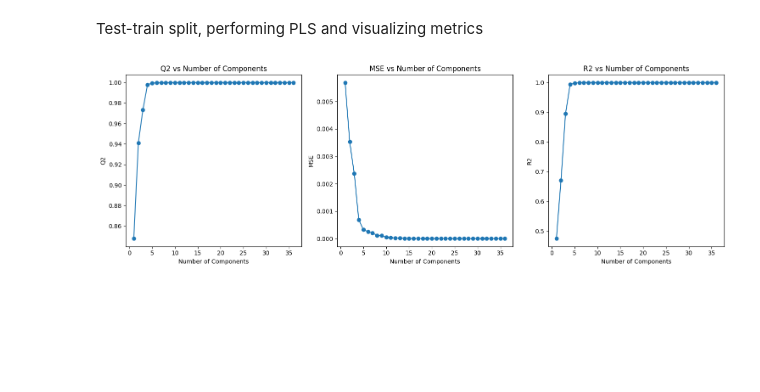
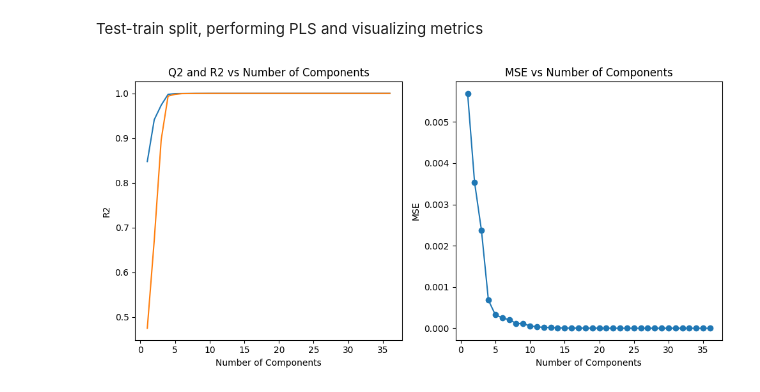
Before and after one commit to Erikkui/adaml-2024fall, a Jupyter notebook: week-06/week06_kPCA_kuitunen.ipynb, the cells around one changed output. Drawn from its saved outputs; the diff is of its cells as text; code cells hidden in the pictures; blank space fills up the shorter version.

```diff
--- a/week-06/week06_kPCA_kuitunen.ipynb
+++ b/week-06/week06_kPCA_kuitunen.ipynb
@@ -108,44 +108,39 @@ Test-train split, performing PLS and visualizing metrics
 # %%
 from sklearn.model_selection import train_test_split
 
 X_train, X_test, y_train, y_test = train_test_split( XData_scaled, YData, test_size = 0.2, random_state = 42 )
 
 Nvariables = XData_scaled.shape[1]
 
 q2vec = np.zeros( Nvariables )
 r2vec = np.zeros( Nvariables )
 mse_vec = np.zeros( Nvariables )
 for ii in range( Nvariables):
     y_pred, q2, r2, mse = optimisze_pls_cv( X_train, y_train, X_test, y_test, ii + 1 )
     q2vec[ ii ] = q2
     r2vec[ ii ] = r2
     mse_vec[ ii ] = mse
 
 
 components = np.arange(1, Nvariables+1)
 
-plt.figure(figsize=(15, 5))
+plt.figure(figsize=(10, 5))
 
-plt.subplot(1, 3, 1)
-plt.plot( components, q2vec, marker='o' )
-plt.title( 'Q2 vs Number of Components' )
-plt.xlabel( 'Number of Components' )
-plt.ylabel( 'Q2' )
+plt.subplot(1, 2, 1)
+plt.plot( components, q2vec, '-', label = 'Q2' )
+plt.plot( components, r2vec, '-', label = 'R2')
+plt.title('Q2 and R2 vs Number of Components')
+plt.xlabel('Number of Components')
+plt.ylabel('R2')
 
-plt.subplot(1, 3, 2)
+plt.subplot(1, 2, 2)
 plt.plot( components, mse_vec, marker='o' )
 plt.title( 'MSE vs Number of Components' )
 plt.xlabel( 'Number of Components' )
 plt.ylabel( 'MSE' )
 
-plt.subplot(1, 3, 3)
-
-plt.plot(components, [optimisze_pls_cv(X_train, y_train, X_test, y_test, n_comp)[2] for n_comp in components], marker='o')
-plt.title('R2 vs Number of Components')
-plt.xlabel('Number of Components')
-plt.ylabel('R2')
 
 plt.tight_layout()
 plt.show()
 # %% [output]
-[figure, old version]
+[figure, new version]
```
